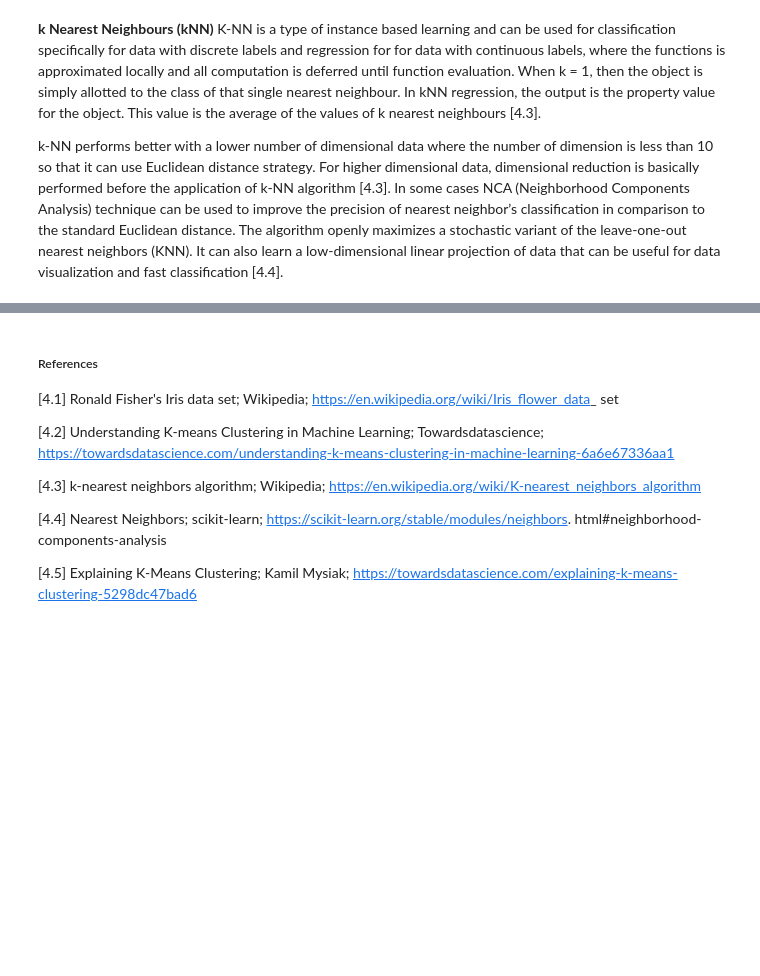
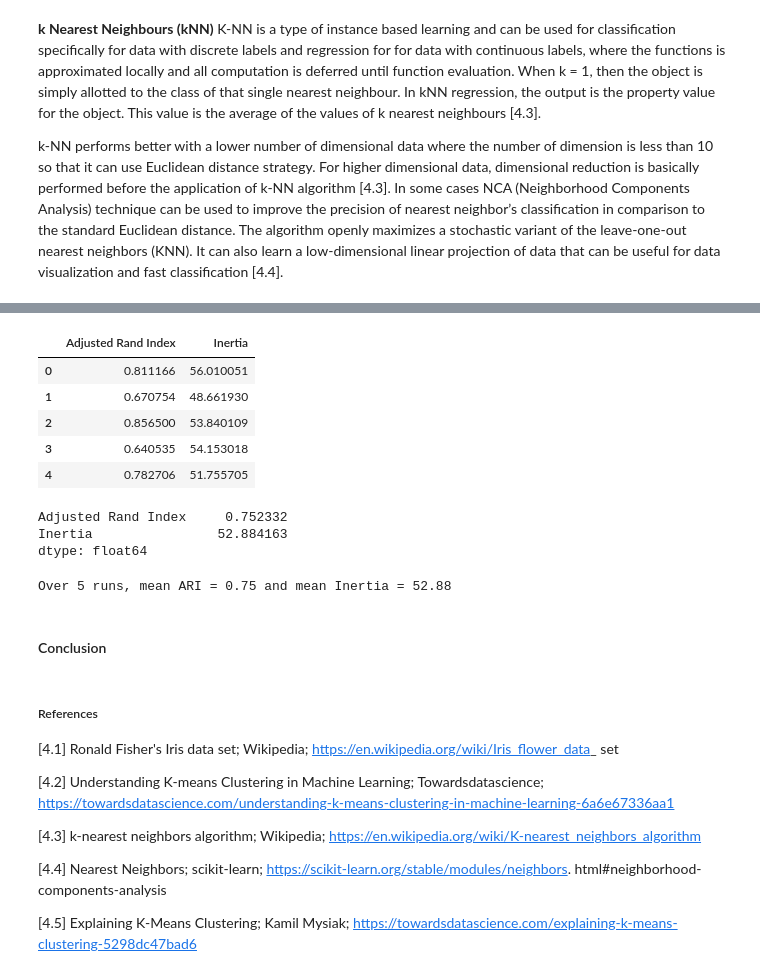
Before and after one commit to SasiGV/ML-Task2020, a Jupyter notebook: ML-Task2020.ipynb, the cells around one changed output, grey strips where cells are left out. Drawn from its saved outputs; the diff is of its cells as text; code cells hidden in the pictures; blank space fills up the shorter version.

```diff
--- a/ML-Task2020.ipynb
+++ b/ML-Task2020.ipynb
@@ -695,0 +787,27 @@ k-NN performs better with a lower number of dimensional data where the number of
+# %%
+runs = 5 # will be index of df_results
+metric1 = [] # Adjusted Rand Score
+metric2 = [] # Intertia
+
+for r in range(runs):
+
+    # Train/test split.
+    X_train, X_test, y_train, y_test = train_test_split(X, y, test_size=0.33)
+
+    # Instance of KMeans.
+    kmeans = KMeans(n_clusters=3) #random_state=0
+    # Train it with training data.
+    kmeans.fit(X_train)
+
+    # How does it do with test data?
+    y_out = kmeans.predict(X_test)
+
+    # Compare true and predicted labels.
+    labels_true = y_out
+    labels_pred = y_test
+    print("Adjusted Rand Score:", metrics.adjusted_rand_score(labels_true, labels_pred))
+    metric1.append(metrics.adjusted_rand_score(labels_true, labels_pred))
+
+    # Inertia.
+    print("Inertia", kmeans.inertia_)
+    metric2.append(kmeans.inertia_)
@@ -696,3 +825,26 @@ k-NN performs better with a lower number of dimensional data where the number of
+# %%
+df_results = pd.DataFrame(list(zip(metric1, metric2)), columns =['Adjusted Rand Index', 'Inertia'])
+df_results
+# %% [output]
+|  | Adjusted Rand Index | Inertia |
+| 0 | 0.811166 | 56.010051 |
+| 1 | 0.670754 | 48.661930 |
+| 2 | 0.856500 | 53.840109 |
+| 3 | 0.640535 | 54.153018 |
+| 4 | 0.782706 | 51.755705 |
+# %%
+# Mean of each column.
+df_results.mean()
+# %% [output]
+Adjusted Rand Index     0.752332
+Inertia                52.884163
+dtype: float64
+# %%
+print(f'Over {runs} runs, mean ARI = {df_results.mean()[0]:.2f} and mean Inertia = {df_results.mean()[1]:.2f}')
+# %% [output]
+Over 5 runs, mean ARI = 0.75 and mean Inertia = 52.88
+# %% [markdown]
+#### Conclusion
 # %% [markdown]
 ##### References
 [4.1] Ronald Fisher's Iris data set; Wikipedia; https://en.wikipedia.org/wiki/Iris_flower_data_ set
```
Also changed, not shown: parts of 14 cells of this notebook.
